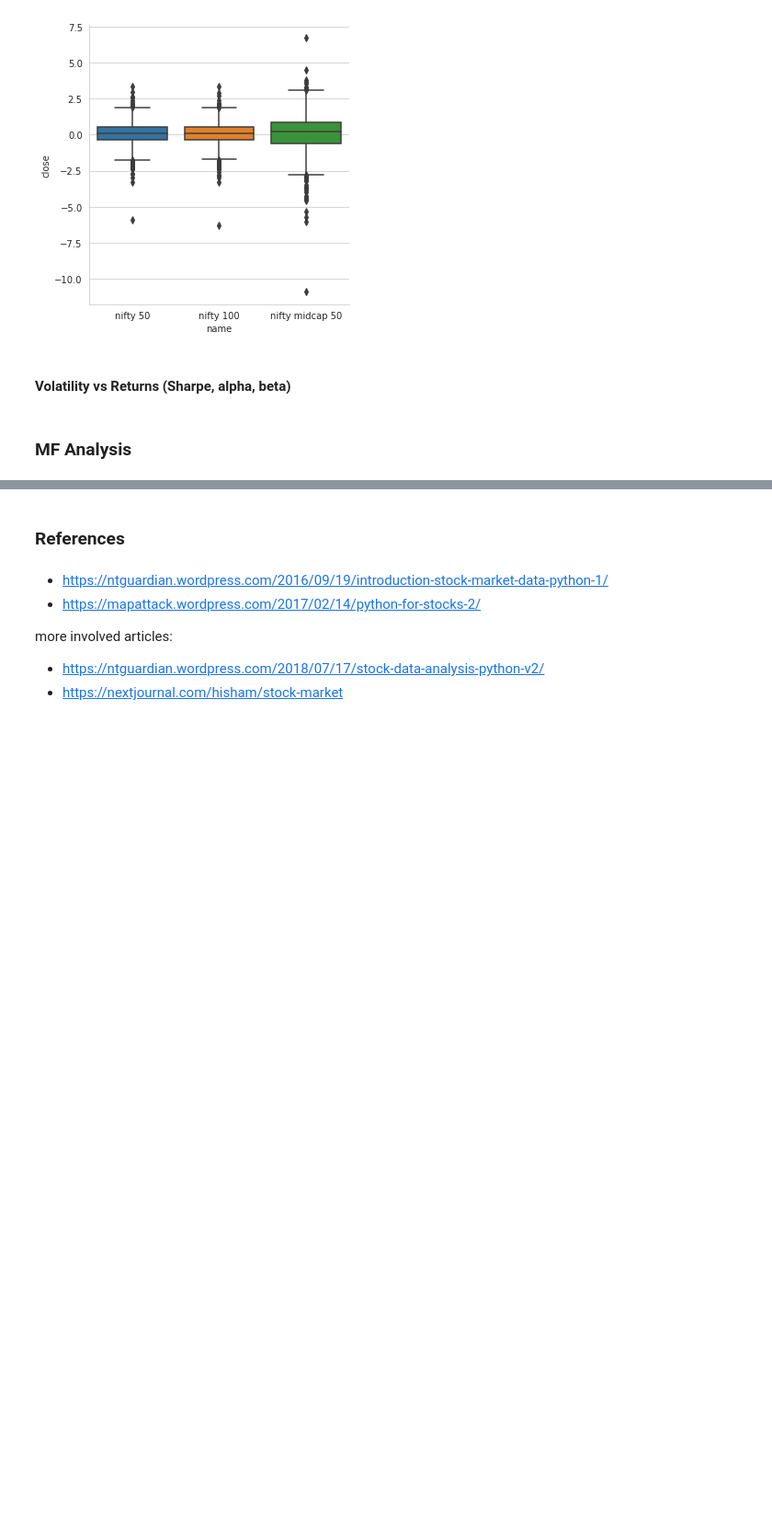
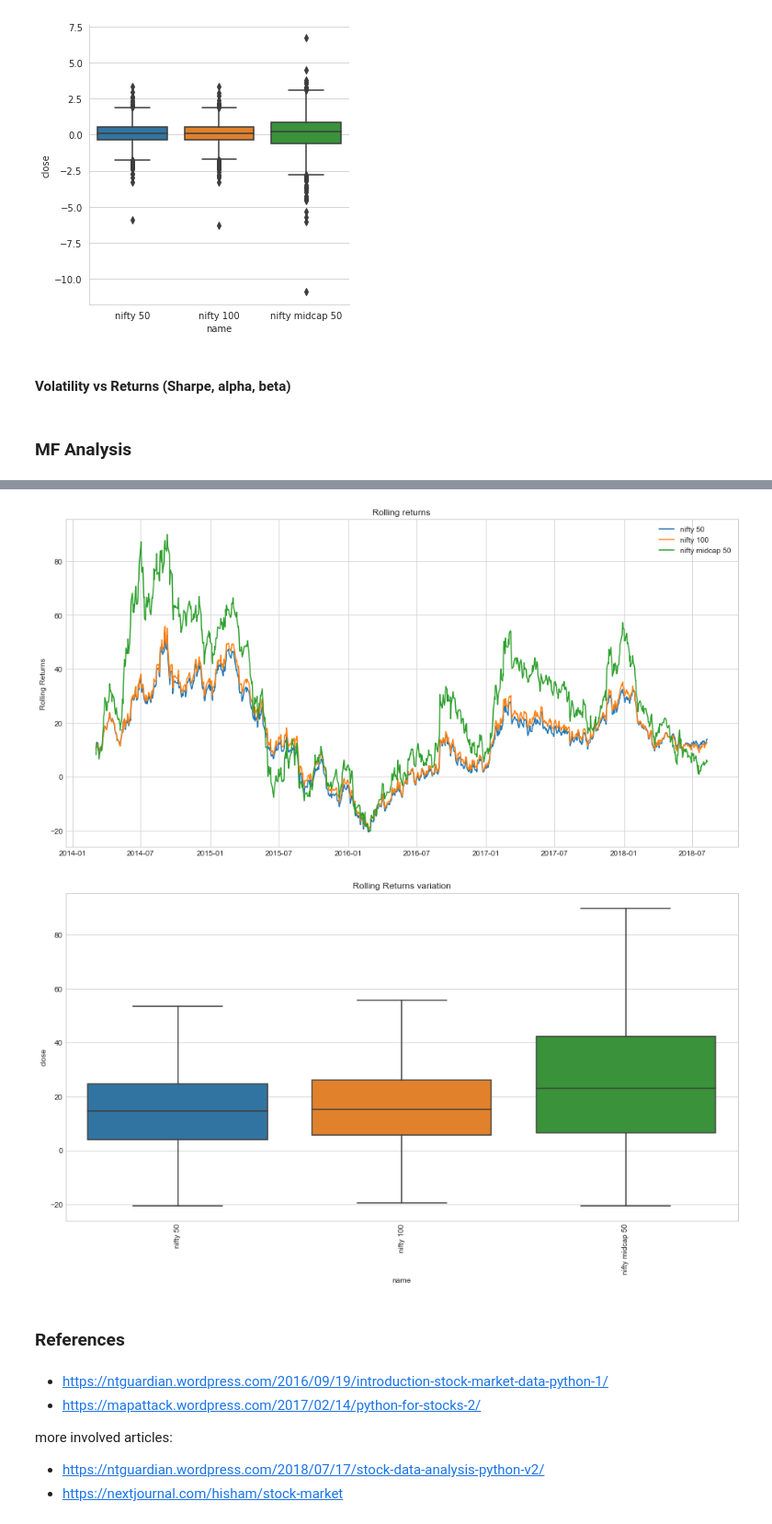
Before and after one commit to faizanahemad/data-science-utils, a Jupyter notebook: data_science_utils/financial/Fundamental Analysis.ipynb, the cells around one changed output, grey strips where cells are left out. Shown at 92% size. Cells and saved outputs as stored; diff of their text form; code cells hidden in the pictures; blank space fills up the shorter version.

```diff
--- a/data_science_utils/financial/Fundamental Analysis.ipynb
+++ b/data_science_utils/financial/Fundamental Analysis.ipynb
@@ -562,6 +581,12 @@ Scrips which failed to fetch = 1
 |  | aum | avg_market_cap | min_recovery_year | name | past_prices | pb | pe | peg | ... |
 | 0 | 3734.91 | 95898.369517 | 17 | SBI Blue Chip Fund - Direct Plan (G) | open high low close... | 5.818527 | 35.416192 | 4.048927 | ... |
 | 1 | 502.84 | 304387.717181 | 15 | Kotak Nifty ETF | open high low c... | 4.267074 | 27.360261 | 2.901310 | ... |
+# %%
+
+generate_rolling_returns_chart({"nifty 50":n50,"nifty 100":n100,"nifty midcap 50":nmid},rolling=252*1)
+# %% [output]
+[figure, added]
+[figure, added]
 # %% [markdown]
 ### References
 # %% [markdown]
```
Also changed, not shown: parts of 10 cells of this notebook, 2 other files.
